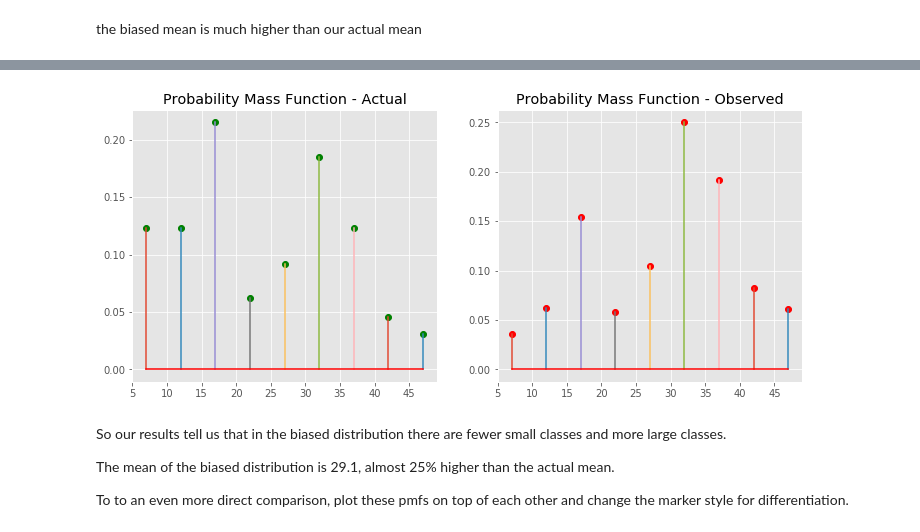
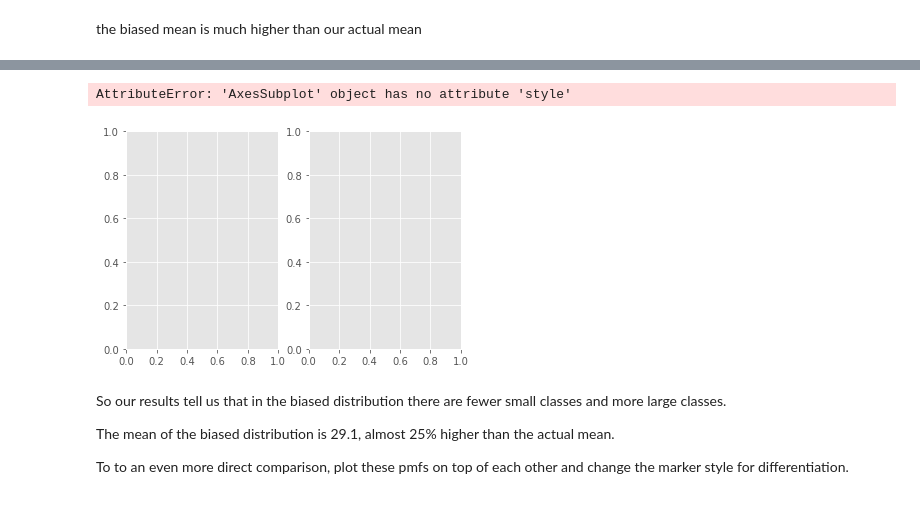
Before and after one commit to byeretzian/dsc-0-09-07-stats-pmf-lab-online-ds-sp-000, a Jupyter notebook: index.ipynb, the cells around one changed output, grey strips where cells are left out. Saved outputs shown, nothing was run; the diff lists cells and outputs as text; code cells hidden in the pictures.

```diff
--- a/index.ipynb
+++ b/index.ipynb
@@ -168,14 +168,15 @@ Here we see it, the average or expected value of biased results become much high
 # %%
 # Plot pmfs side by side
 fig, (ax1, ax2) = plt.subplots(1,2)
 ax1.style.use('ggplot')
 ax2.style.use('ggplot')
-ax1.stem(sizes, pmf, '-', 'go', 'r-');
+plt.stem(sizes, pmf, '-', 'go', 'r-');
 ax1.title ("Actual");
 ax2.stem(sizes, pmf2, '-', 'go', 'r-');
-a.title ("Biased");
+ax2.title ("Biased");
 # %% [output]
+AttributeError: 'AxesSubplot' object has no attribute 'style'
-[figure, old version]
+[figure, new version]
 # %% [markdown]
 So our results tell us that in the biased distribution there are fewer small classes and more large classes.
 
```
